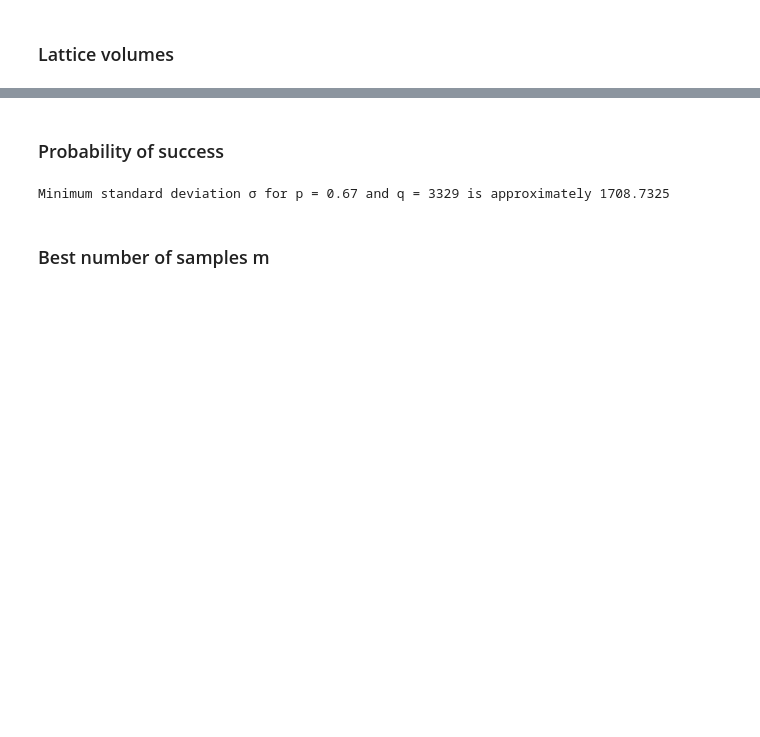
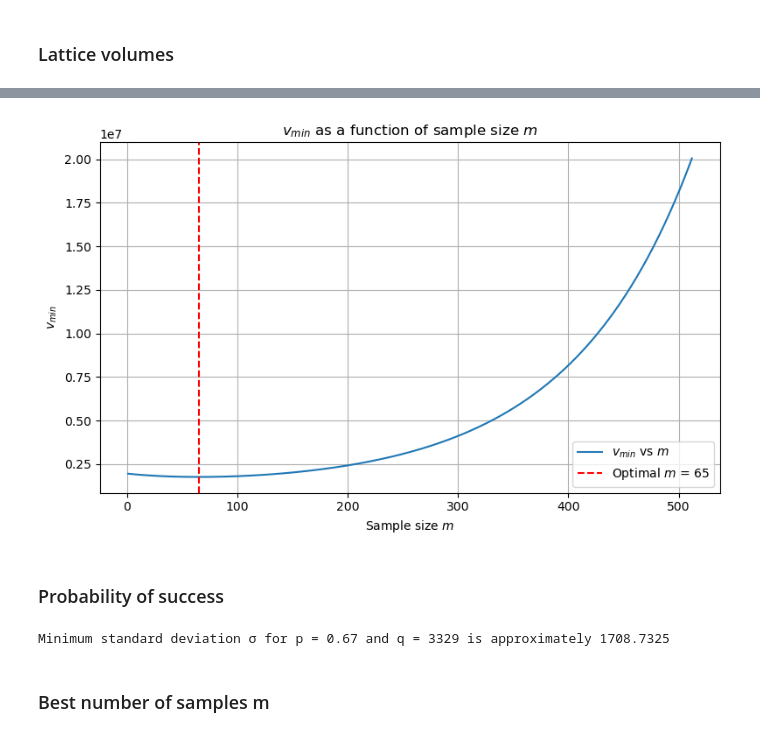
Before and after one commit to cristianbass01/ML-attack-on-MLWE, a Jupyter notebook: src/notebooks/other.ipynb, the cells around one changed output, grey strips where cells are left out. Drawn from its saved outputs; the diff is of its cells as text; code cells hidden in the pictures; blank space fills up the shorter version.

Commit message:
update with optimal sample and mlwe trick

```diff
--- a/src/notebooks/other.ipynb
+++ b/src/notebooks/other.ipynb
@@ -210,4 +234,37 @@ Volume of the lattice: 9444551753983.984
 Calculated determinant: 9444551753984
+# %%
+import numpy as np
+
+import matplotlib.pyplot as plt
+
+# Range of m values to plot
+n=256
+k=2
+q=3329
+w=1
+b=40
+delta_0 = (b / (2 * np.pi * np.e) * (b * np.pi ) ** (1 / b)) ** (1/(2*(b-1)))
+
+m_values = np.arange(1, 2 * n + 1)
+d_values = m_values + n*k
+
+# Compute v_min for each m
+v_min_values = delta_0 ** d_values * np.exp((n*k * np.log(q) + m_values * np.log(w)) / d_values)
+
+m = int(np.sqrt( n*k * (np.log(q) - np.log(w)) / np.log(delta_0)) - n*k)
+
+plt.figure(figsize=(8, 5))
+plt.plot(m_values, v_min_values, label='$v_{min}$ vs $m$')
+plt.axvline(m, color='red', linestyle='--', label=f'Optimal $m$ = {m}')
+plt.xlabel('Sample size $m$')
+plt.ylabel('$v_{min}$')
+plt.title('$v_{min}$ as a function of sample size $m$')
+plt.legend()
+plt.grid(True)
+plt.tight_layout()
+plt.show()
+# %% [output]
+[figure, added]
 # %% [markdown]
 ### Probability of success
 # %%
```
Also changed, not shown: parts of 5 cells of this notebook, 5 other files.
